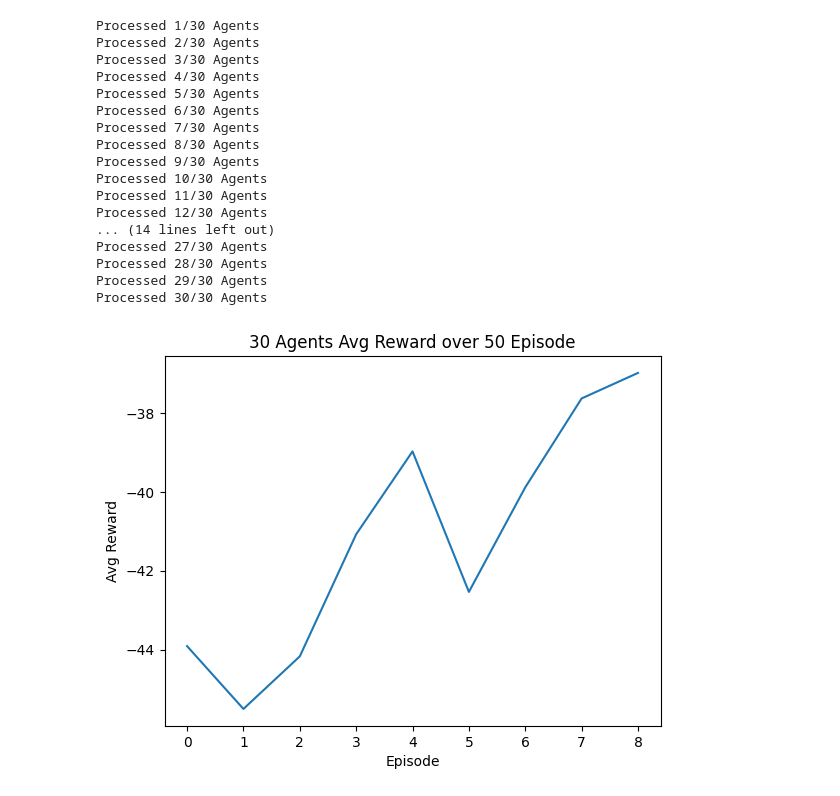
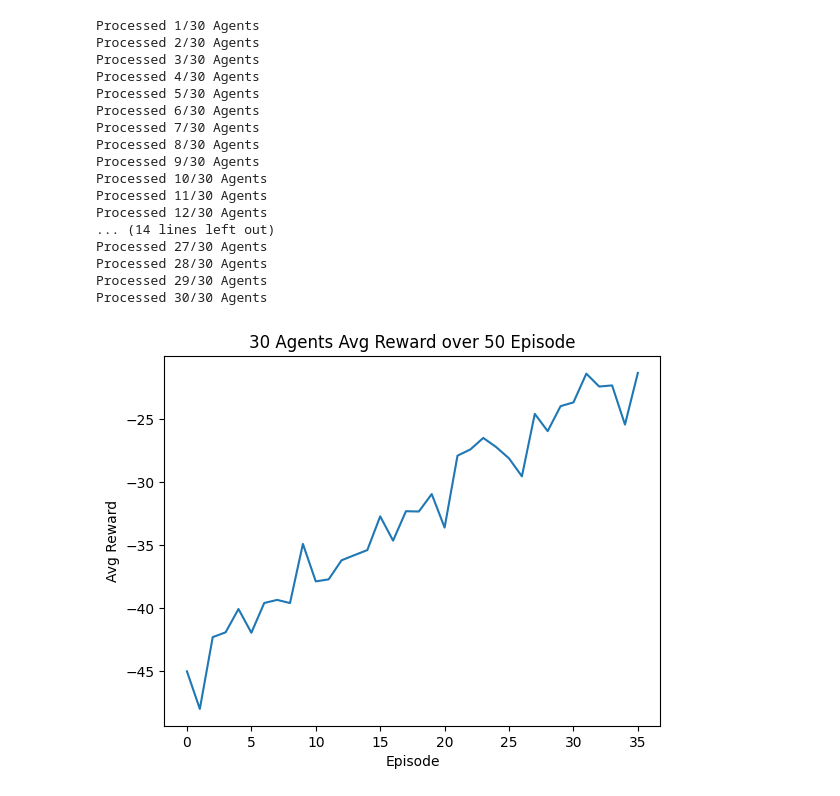
Before and after one commit to ahmed-d8k/rl-basics, a Jupyter notebook: moon_lander/multiple_agent_analysis.ipynb, the cells around one changed output. Drawn from its saved outputs; the diff is of its cells as text; code cells hidden in the pictures.

```diff
--- a/moon_lander/multiple_agent_analysis.ipynb
+++ b/moon_lander/multiple_agent_analysis.ipynb
@@ -6,8 +6,8 @@ import numpy as np
 # %%
 reward_hists = []
 reps = 30
-# total_steps = 1500000
-total_steps = 200000
+total_steps = 1500000
+# total_steps = 200000
 for rep in range(reps):
     env = gym.make("LunarLander-v2")
     observation, info = env.reset()
@@ -69,31 +69,31 @@ for val in avg_reward_hist:
     if (b_iter % batch) != 0:
         bval += val
     else:
         bval = bval/batch
         batch_hist.append(bval)
         bval = 0
 
 plt.plot(batch_hist)
 plt.title(f"{reps} Agents Avg Reward over {batch} Episode")
 plt.xlabel("Episode")
 plt.ylabel("Avg Reward")
 plt.show()
 # %% [output]
 Processed 1/30 Agents
 Processed 2/30 Agents
 Processed 3/30 Agents
 Processed 4/30 Agents
 Processed 5/30 Agents
 Processed 6/30 Agents
 Processed 7/30 Agents
 Processed 8/30 Agents
 Processed 9/30 Agents
 Processed 10/30 Agents
 Processed 11/30 Agents
 Processed 12/30 Agents
 ... (14 lines left out)
 Processed 27/30 Agents
 Processed 28/30 Agents
 Processed 29/30 Agents
 Processed 30/30 Agents
-[figure, old version]
+[figure, new version]
```
Also changed, not shown: 4 other files.
